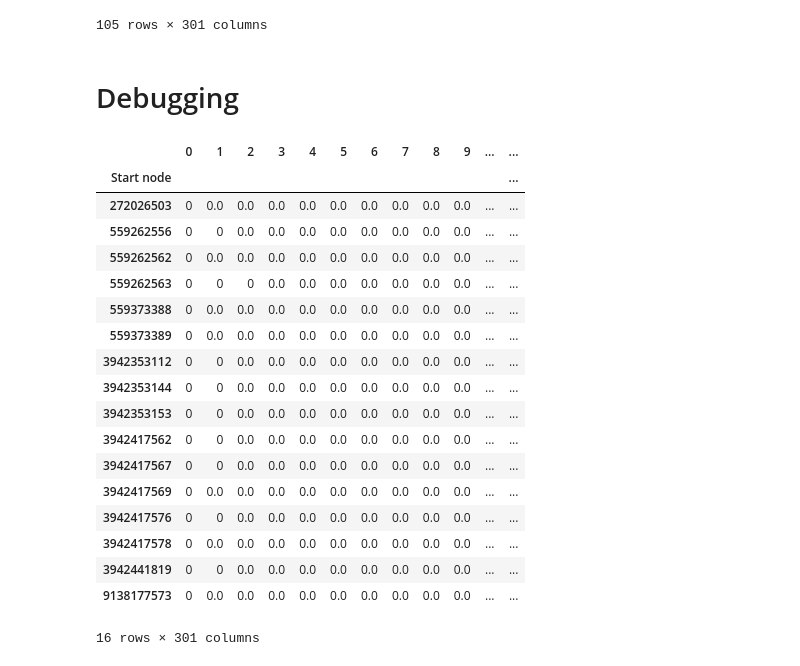
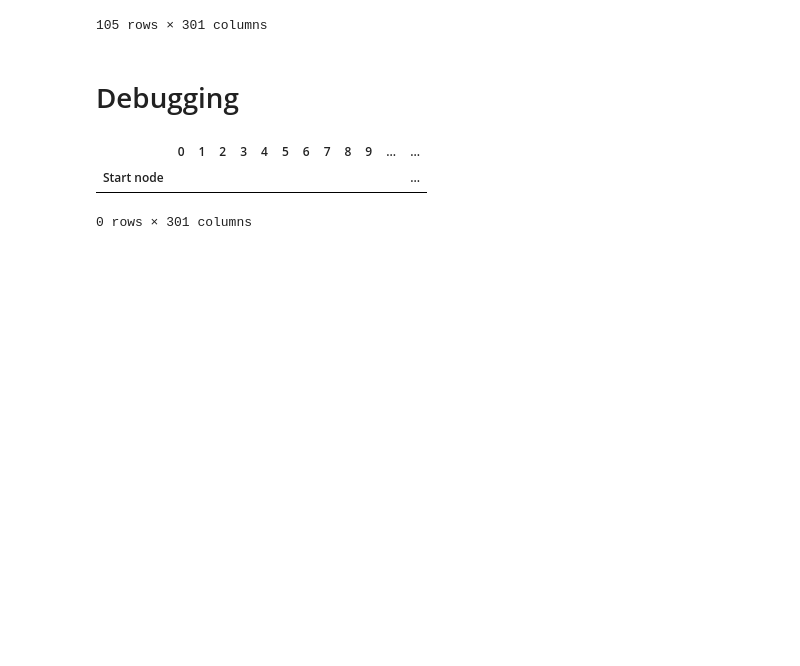
Before and after one commit to darpitydarp/ECI-253, a Jupyter notebook: Final Project/ECI 253 Final Project.ipynb, the cells around one changed output. Drawn from its saved outputs; the diff is of its cells as text; code cells hidden in the pictures; blank space fills up the shorter version.

```diff
--- a/Final Project/ECI 253 Final Project.ipynb
+++ b/Final Project/ECI 253 Final Project.ipynb
@@ -622,7 +605,7 @@ def SOTAsolve(endNode, TTDistributions, timeBudget, interval, nodes):
             timerStart = time.time()
 
         # Iterate through the possible start nodes
-        for startNode in nodes.index:
+        for startNode in policy.index:
 
             # ignore endNode
             if startNode == endNode:
@@ -637,7 +620,7 @@ def SOTAsolve(endNode, TTDistributions, timeBudget, interval, nodes):
             adjacentNodes = distributionCalc.index
             # Create probabilitiesCalc DataFrame with MultiIndex to match distributionCalc
             endNodes = adjacentNodes.get_level_values("v")
-            timeRange = range(1, tb + 1)
+            timeRange = range(0, tb)
             probabilitiesCalc = probabilities.loc[endNodes, timeRange].copy()
             probabilitiesCalc.index = adjacentNodes
             # Calculate the element-wise product of the two matrices
@@ -701,26 +684,11 @@ display(probabilities, policy)
 # %% [markdown]
 # Debugging
 # %%
-probabilities[abs(probabilities[300] - 1) > 0.1]
+weirdNodes = probabilities[abs(probabilities[300] - 1) > 0.1]
+weirdNodes
 # %% [output]
 |  | 0 | 1 | 2 | 3 | 4 | 5 | 6 | 7 | 8 | 9 | ... | ... |
 | Start node |  |  |  |  |  |  |  |  |  |  |  | ... |
-| 272026503 | 0 | 0.0 | 0.0 | 0.0 | 0.0 | 0.0 | 0.0 | 0.0 | 0.0 | 0.0 | ... | ... |
-| 559262556 | 0 | 0 | 0.0 | 0.0 | 0.0 | 0.0 | 0.0 | 0.0 | 0.0 | 0.0 | ... | ... |
-| 559262562 | 0 | 0.0 | 0.0 | 0.0 | 0.0 | 0.0 | 0.0 | 0.0 | 0.0 | 0.0 | ... | ... |
-| 559262563 | 0 | 0 | 0 | 0.0 | 0.0 | 0.0 | 0.0 | 0.0 | 0.0 | 0.0 | ... | ... |
-| 559373388 | 0 | 0.0 | 0.0 | 0.0 | 0.0 | 0.0 | 0.0 | 0.0 | 0.0 | 0.0 | ... | ... |
-| 559373389 | 0 | 0.0 | 0.0 | 0.0 | 0.0 | 0.0 | 0.0 | 0.0 | 0.0 | 0.0 | ... | ... |
-| 3942353112 | 0 | 0 | 0.0 | 0.0 | 0.0 | 0.0 | 0.0 | 0.0 | 0.0 | 0.0 | ... | ... |
-| 3942353144 | 0 | 0 | 0.0 | 0.0 | 0.0 | 0.0 | 0.0 | 0.0 | 0.0 | 0.0 | ... | ... |
-| 3942353153 | 0 | 0 | 0.0 | 0.0 | 0.0 | 0.0 | 0.0 | 0.0 | 0.0 | 0.0 | ... | ... |
-| 3942417562 | 0 | 0 | 0.0 | 0.0 | 0.0 | 0.0 | 0.0 | 0.0 | 0.0 | 0.0 | ... | ... |
-| 3942417567 | 0 | 0 | 0.0 | 0.0 | 0.0 | 0.0 | 0.0 | 0.0 | 0.0 | 0.0 | ... | ... |
-| 3942417569 | 0 | 0.0 | 0.0 | 0.0 | 0.0 | 0.0 | 0.0 | 0.0 | 0.0 | 0.0 | ... | ... |
-| 3942417576 | 0 | 0 | 0.0 | 0.0 | 0.0 | 0.0 | 0.0 | 0.0 | 0.0 | 0.0 | ... | ... |
-| 3942417578 | 0 | 0.0 | 0.0 | 0.0 | 0.0 | 0.0 | 0.0 | 0.0 | 0.0 | 0.0 | ... | ... |
-| 3942441819 | 0 | 0 | 0.0 | 0.0 | 0.0 | 0.0 | 0.0 | 0.0 | 0.0 | 0.0 | ... | ... |
-| 9138177573 | 0 | 0.0 | 0.0 | 0.0 | 0.0 | 0.0 | 0.0 | 0.0 | 0.0 | 0.0 | ... | ... |
-16 rows × 301 columns
+0 rows × 301 columns
 # %%
 probabilityErrors = probabilities[abs(probabilities[300] - 1) > 0.1].loc[:,300]
```
Also changed, not shown: parts of 11 cells of this notebook, 2 other files.
